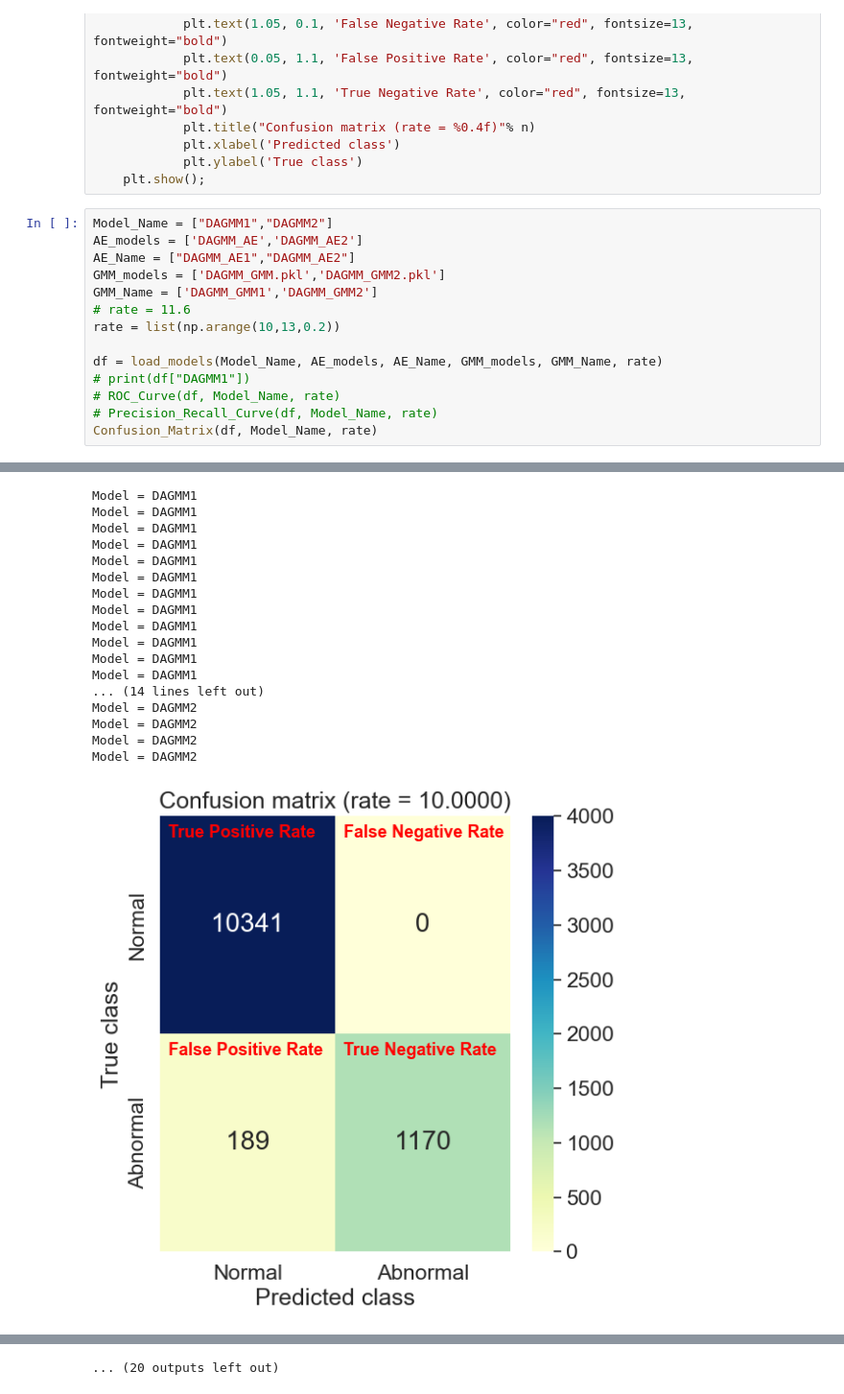
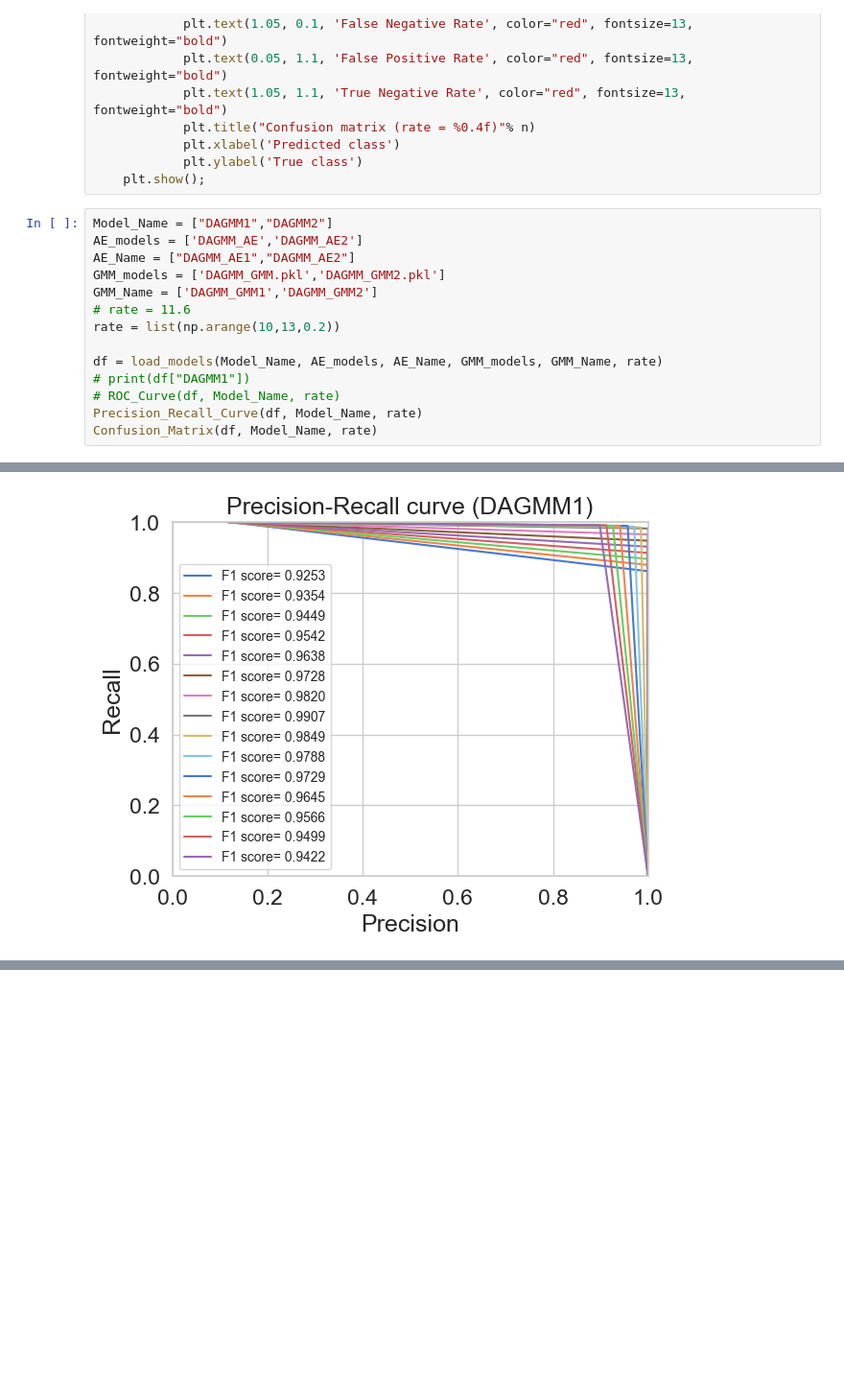
Before and after one commit to 98uranus/Autoencoder, a Jupyter notebook: Performance_graph.ipynb, the cells around one changed output, grey strips where cells are left out. Shown at 96% size. Saved outputs shown, nothing was run; the diff lists cells and outputs as text; blank space fills up the shorter version.

```diff
--- a/Performance_graph.ipynb
+++ b/Performance_graph.ipynb
@@ -204,49 +204,32 @@ def Confusion_Matrix(df, Model_Name, rate):
 # %%
 Model_Name = ["DAGMM1","DAGMM2"]
 AE_models = ['DAGMM_AE','DAGMM_AE2']
 AE_Name = ["DAGMM_AE1","DAGMM_AE2"]
 GMM_models = ['DAGMM_GMM.pkl','DAGMM_GMM2.pkl']
 GMM_Name = ['DAGMM_GMM1','DAGMM_GMM2']
 # rate = 11.6
 rate = list(np.arange(10,13,0.2))
 
 df = load_models(Model_Name, AE_models, AE_Name, GMM_models, GMM_Name, rate)
 # print(df["DAGMM1"])
 # ROC_Curve(df, Model_Name, rate)
-# Precision_Recall_Curve(df, Model_Name, rate)
+Precision_Recall_Curve(df, Model_Name, rate)
 Confusion_Matrix(df, Model_Name, rate)
 # %% [output]
 https://scikit-learn.org/stable/model_persistence.html#security-maintainability-limitations
   warnings.warn(
 https://scikit-learn.org/stable/model_persistence.html#security-maintainability-limitations
   warnings.warn(
 https://scikit-learn.org/stable/model_persistence.html#security-maintainability-limitations
   warnings.warn(
 https://scikit-learn.org/stable/model_persistence.html#security-maintainability-limitations
   warnings.warn(
 https://scikit-learn.org/stable/model_persistence.html#security-maintainability-limitations
   warnings.warn(
 https://scikit-learn.org/stable/model_persistence.html#security-maintainability-limitations
   warnings.warn(
 https://scikit-learn.org/stable/model_persistence.html#security-maintainability-limitations
   warnings.warn(
 https://scikit-learn.org/stable/model_persistence.html#security-maintainability-limitations
   warnings.warn(
-Model = DAGMM1
-Model = DAGMM1
-Model = DAGMM1
-Model = DAGMM1
-Model = DAGMM1
-Model = DAGMM1
-Model = DAGMM1
-Model = DAGMM1
-Model = DAGMM1
-Model = DAGMM1
-Model = DAGMM1
-Model = DAGMM1
-... (14 lines left out)
-Model = DAGMM2
-Model = DAGMM2
-Model = DAGMM2
-Model = DAGMM2
-[figure, old version]
+[figure, new version]
@@ -262 +244,0 @@ Model = DAGMM2
-... (20 outputs left out)
```
Also changed, not shown: parts of 1 cell of this notebook.
